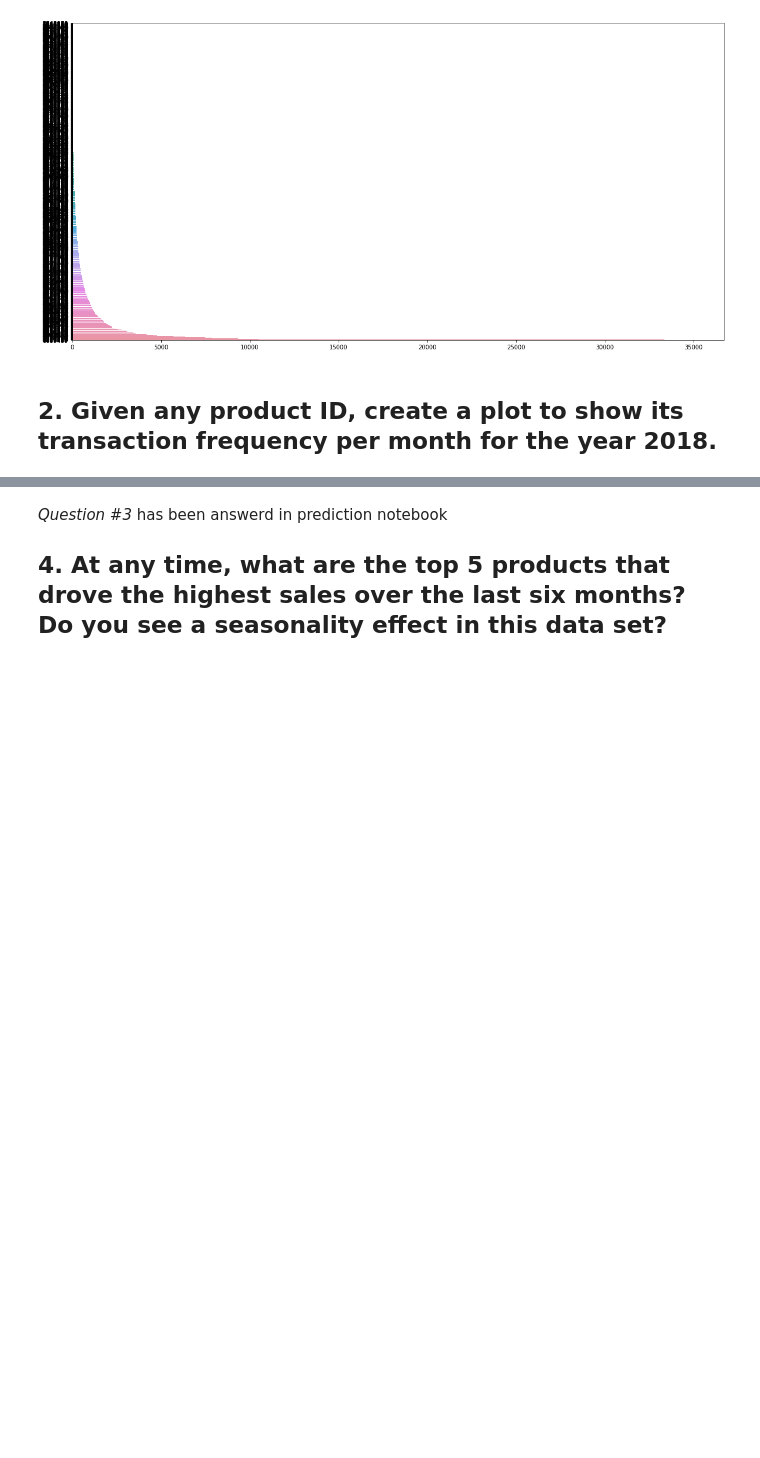
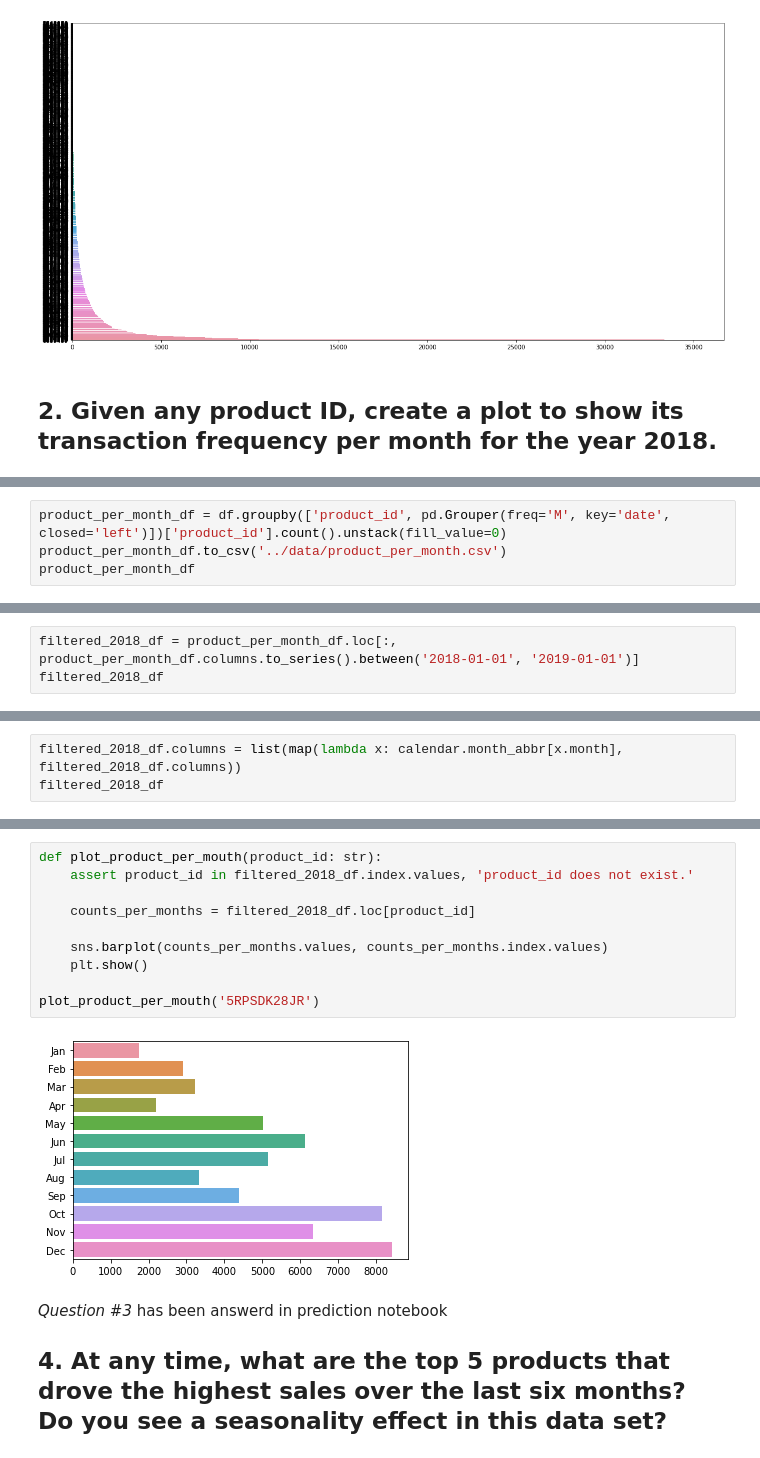
Before and after one commit to kkiani/customer_transactions_history, a Jupyter notebook: notebooks/visuals-development.ipynb, the cells around one changed output, grey strips where cells are left out. Cells and saved outputs as stored; diff of their text form; blank space fills up the shorter version.

Commit message:
update product per month solution to pandas way

```diff
--- a/notebooks/visuals-development.ipynb
+++ b/notebooks/visuals-development.ipynb
@@ -69,0 +50,4 @@ sale_frequency_by_mouth('5RPSDK28JR')
+# %%
+product_per_month_df = df.groupby(['product_id', pd.Grouper(freq='M', key='date', closed='left')])['product_id'].count().unstack(fill_value=0)
+product_per_month_df.to_csv('../data/product_per_month.csv')
+product_per_month_df
@@ -69,0 +74,3 @@ sale_frequency_by_mouth('5RPSDK28JR')
+# %%
+filtered_2018_df = product_per_month_df.loc[:, product_per_month_df.columns.to_series().between('2018-01-01', '2019-01-01')]
+filtered_2018_df
@@ -69,0 +96,3 @@ sale_frequency_by_mouth('5RPSDK28JR')
+# %%
+filtered_2018_df.columns = list(map(lambda x: calendar.month_abbr[x.month], filtered_2018_df.columns))
+filtered_2018_df
@@ -70,3 +118,15 @@ sale_frequency_by_mouth('5RPSDK28JR')
+# %%
+def plot_product_per_mouth(product_id: str):
+    assert product_id in filtered_2018_df.index.values, 'product_id does not exist.'
+
+    counts_per_months = filtered_2018_df.loc[product_id]
+
+    sns.barplot(counts_per_months.values, counts_per_months.index.values)
+    plt.show()
+
+plot_product_per_mouth('5RPSDK28JR')
+# %% [output]
+[figure, added]
 # %% [markdown]
 *Question #3* has been answerd in prediction notebook
 ## 4. At any time, what are the top 5 products that drove the highest sales over the last six months? Do you see a seasonality effect in this data set?
```
Also changed, not shown: parts of 4 cells of this notebook.
